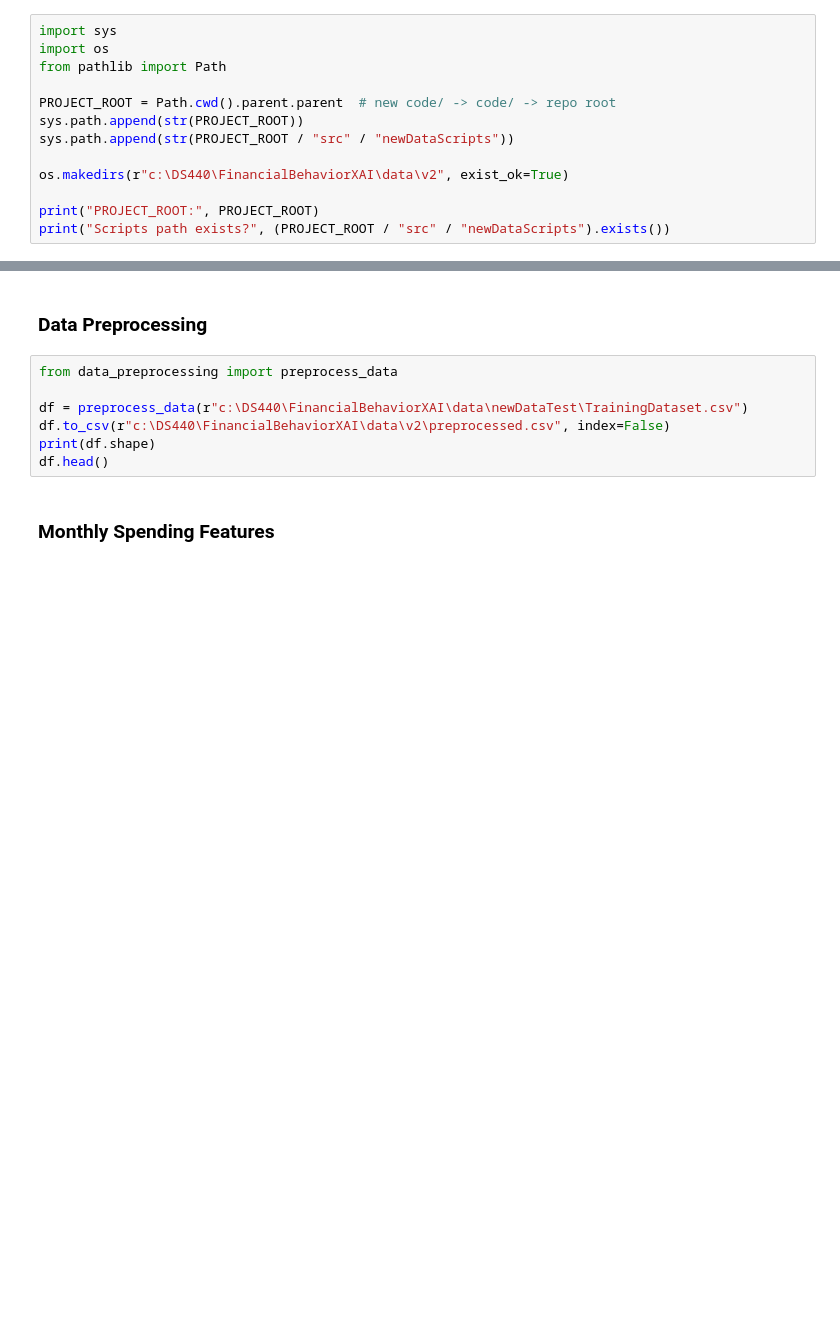
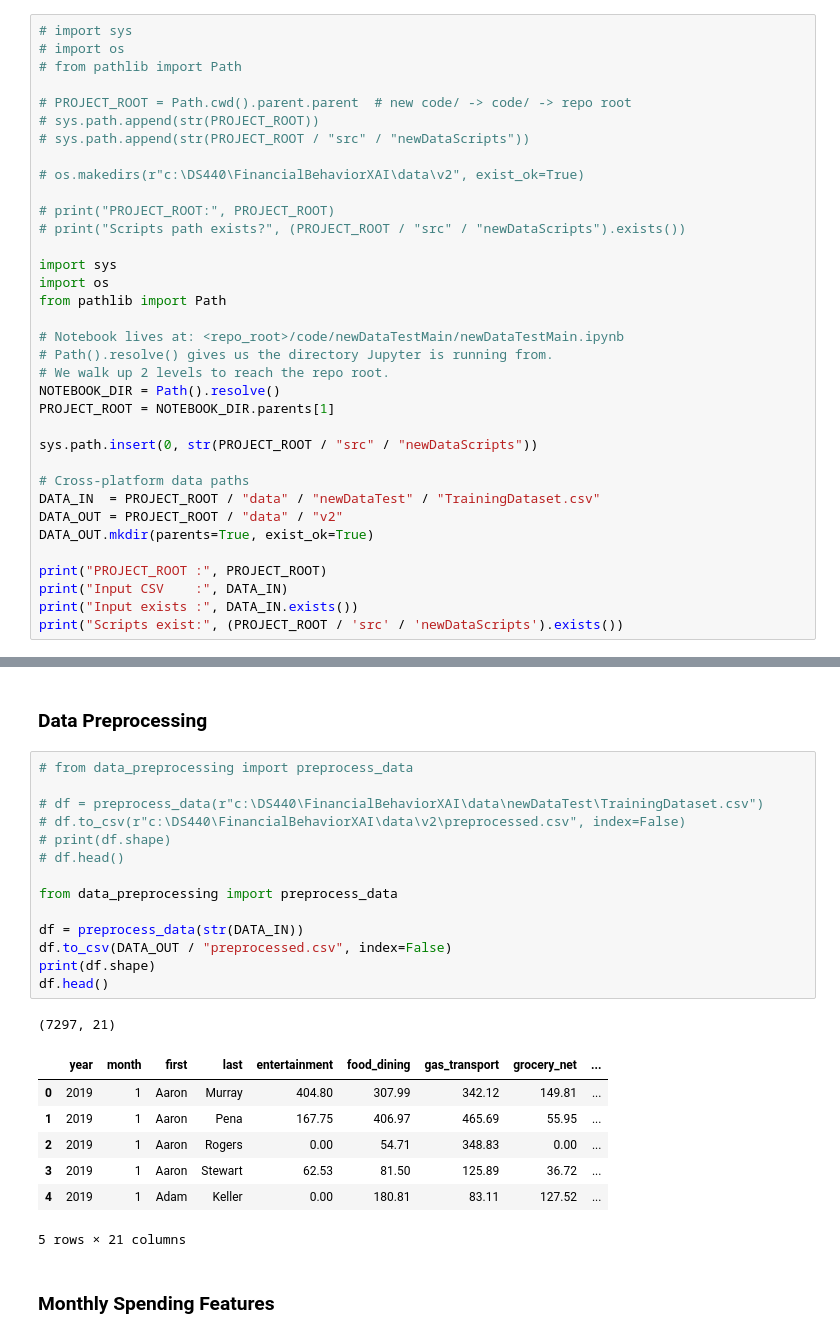
Before and after one commit to tdamasco/FinancialBehaviorXAI-UI, a Jupyter notebook: code/newDataTestMain/newDataTestMain.ipynb, the cells around one changed output, grey strips where cells are left out. Cells and saved outputs as stored; diff of their text form; blank space fills up the shorter version.

```diff
--- a/code/newDataTestMain/newDataTestMain.ipynb
+++ b/code/newDataTestMain/newDataTestMain.ipynb
@@ -1,15 +1,37 @@
 # %% [markdown]
 ### v2 Pipeline — Sparkov Dataset
 # %%
+# import sys
+# import os
+# from pathlib import Path
+
+# PROJECT_ROOT = Path.cwd().parent.parent  # new code/ -> code/ -> repo root
+# sys.path.append(str(PROJECT_ROOT))
+# sys.path.append(str(PROJECT_ROOT / "src" / "newDataScripts"))
+
+# os.makedirs(r"c:\DS440\FinancialBehaviorXAI\data\v2", exist_ok=True)
+
+# print("PROJECT_ROOT:", PROJECT_ROOT)
+# print("Scripts path exists?", (PROJECT_ROOT / "src" / "newDataScripts").exists())
+
 import sys
 import os
 from pathlib import Path
 
-PROJECT_ROOT = Path.cwd().parent.parent  # new code/ -> code/ -> repo root
-sys.path.append(str(PROJECT_ROOT))
-sys.path.append(str(PROJECT_ROOT / "src" / "newDataScripts"))
+# Notebook lives at: <repo_root>/code/newDataTestMain/newDataTestMain.ipynb
+# Path().resolve() gives us the directory Jupyter is running from.
+# We walk up 2 levels to reach the repo root.
+NOTEBOOK_DIR = Path().resolve()
+PROJECT_ROOT = NOTEBOOK_DIR.parents[1]
 
-os.makedirs(r"c:\DS440\FinancialBehaviorXAI\data\v2", exist_ok=True)
+sys.path.insert(0, str(PROJECT_ROOT / "src" / "newDataScripts"))
 
-print("PROJECT_ROOT:", PROJECT_ROOT)
-print("Scripts path exists?", (PROJECT_ROOT / "src" / "newDataScripts").exists())
+# Cross-platform data paths
+DATA_IN  = PROJECT_ROOT / "data" / "newDataTest" / "TrainingDataset.csv"
+DATA_OUT = PROJECT_ROOT / "data" / "v2"
+DATA_OUT.mkdir(parents=True, exist_ok=True)
+
+print("PROJECT_ROOT :", PROJECT_ROOT)
+print("Input CSV    :", DATA_IN)
+print("Input exists :", DATA_IN.exists())
+print("Scripts exist:", (PROJECT_ROOT / 'src' / 'newDataScripts').exists())
@@ -16,12 +43,28 @@ print("Scripts path exists?", (PROJECT_ROOT / "src" / "newDataScripts").exists()
 # %% [markdown]
 ### Data Preprocessing
 # %%
+# from data_preprocessing import preprocess_data
+
+# df = preprocess_data(r"c:\DS440\FinancialBehaviorXAI\data\newDataTest\TrainingDataset.csv")
+# df.to_csv(r"c:\DS440\FinancialBehaviorXAI\data\v2\preprocessed.csv", index=False)
+# print(df.shape)
+# df.head()
+
 from data_preprocessing import preprocess_data
 
-df = preprocess_data(r"c:\DS440\FinancialBehaviorXAI\data\newDataTest\TrainingDataset.csv")
-df.to_csv(r"c:\DS440\FinancialBehaviorXAI\data\v2\preprocessed.csv", index=False)
+df = preprocess_data(str(DATA_IN))
+df.to_csv(DATA_OUT / "preprocessed.csv", index=False)
 print(df.shape)
 df.head()
+# %% [output]
+(7297, 21)
+|  | year | month | first | last | entertainment | food_dining | gas_transport | grocery_net | ... |
+| 0 | 2019 | 1 | Aaron | Murray | 404.80 | 307.99 | 342.12 | 149.81 | ... |
+| 1 | 2019 | 1 | Aaron | Pena | 167.75 | 406.97 | 465.69 | 55.95 | ... |
+| 2 | 2019 | 1 | Aaron | Rogers | 0.00 | 54.71 | 348.83 | 0.00 | ... |
+| 3 | 2019 | 1 | Aaron | Stewart | 62.53 | 81.50 | 125.89 | 36.72 | ... |
+| 4 | 2019 | 1 | Adam | Keller | 0.00 | 180.81 | 83.11 | 127.52 | ... |
+5 rows × 21 columns
 # %% [markdown]
 ### Monthly Spending Features
 # %%
```
Also changed, not shown: parts of 13 cells of this notebook.
